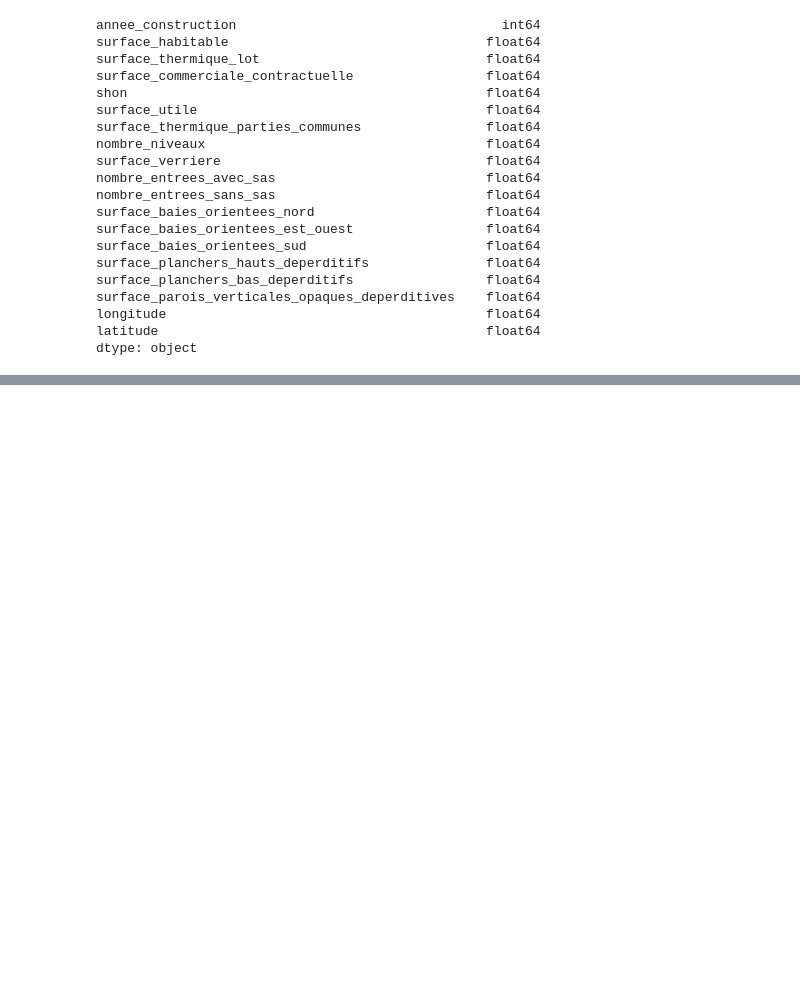
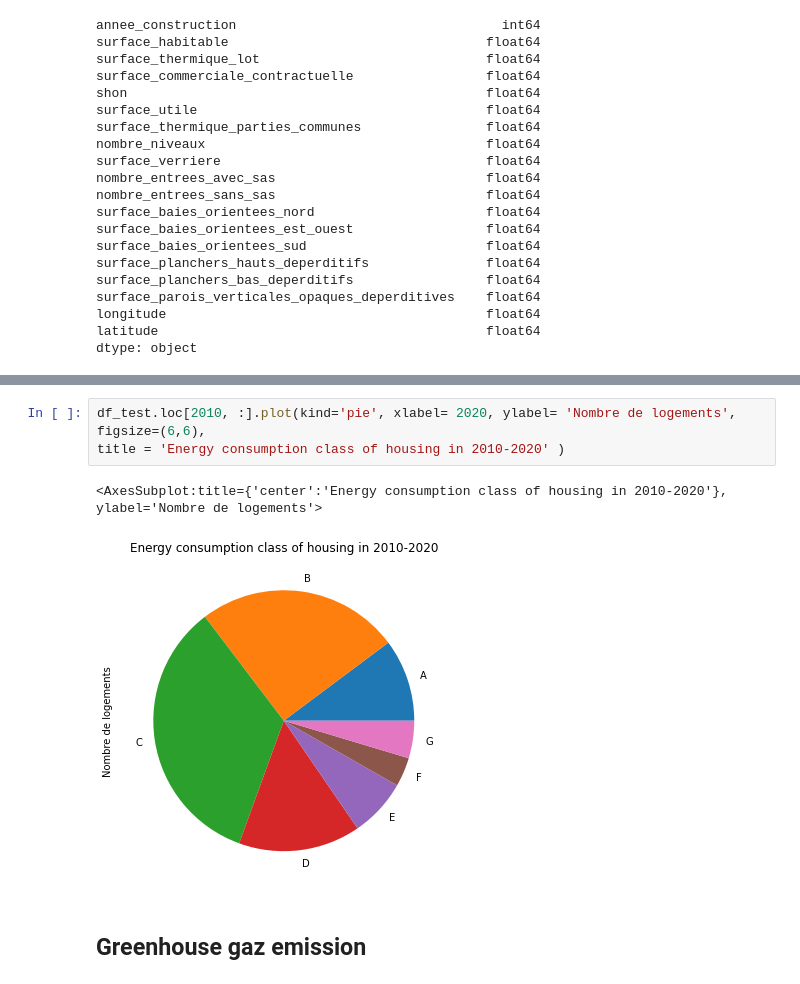
Before and after one commit to gphilippee/energy_performance_diagnosis, a Jupyter notebook: starting_kit.ipynb, the cells around one changed output, grey strips where cells are left out. Cells and saved outputs as stored; diff of their text form; blank space fills up the shorter version.

```diff
--- a/starting_kit.ipynb
+++ b/starting_kit.ipynb
@@ -436,0 +524,8 @@ dtype: object
+# %%
+df_test.loc[2010, :].plot(kind='pie', xlabel= 2020, ylabel= 'Nombre de logements', figsize=(6,6),
+title = 'Energy consumption class of housing in 2010-2020' )
+# %% [output]
+<AxesSubplot:title={'center':'Energy consumption class of housing in 2010-2020'}, ylabel='Nombre de logements'>
+[figure, added]
+# %% [markdown]
+## Greenhouse gaz emission
```
Also changed, not shown: parts of 36 cells of this notebook.
